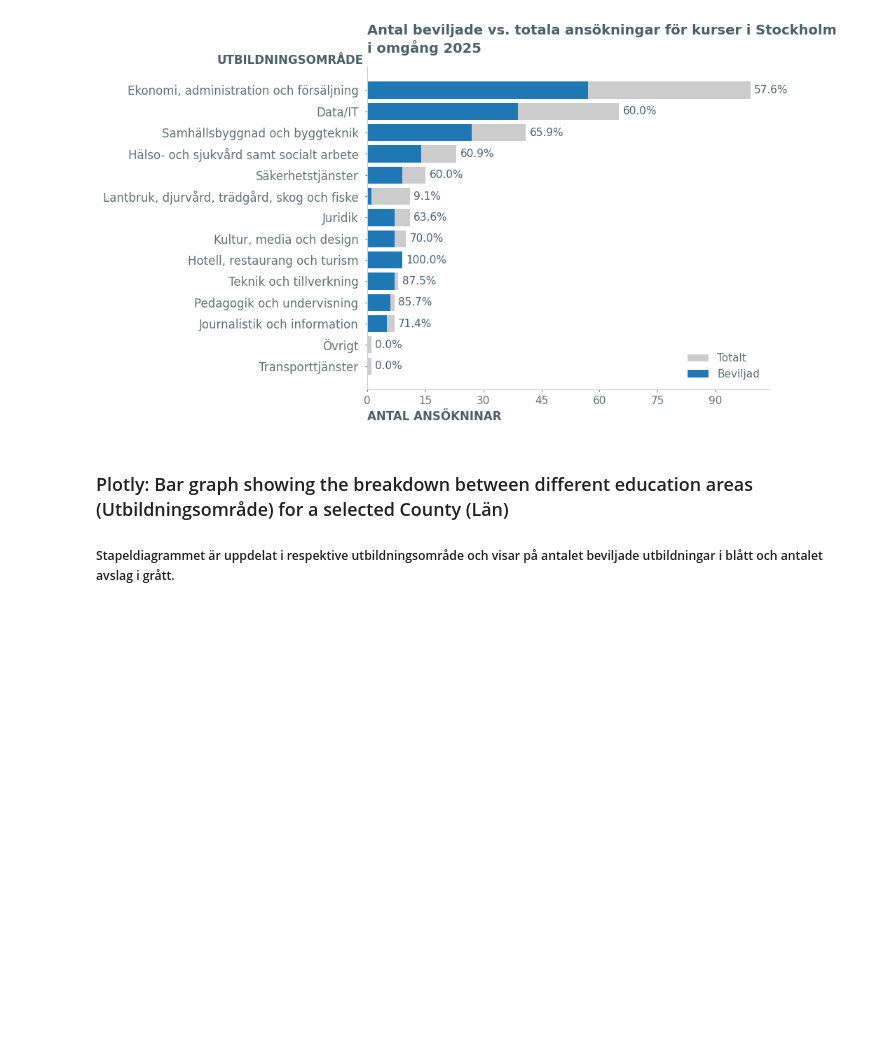
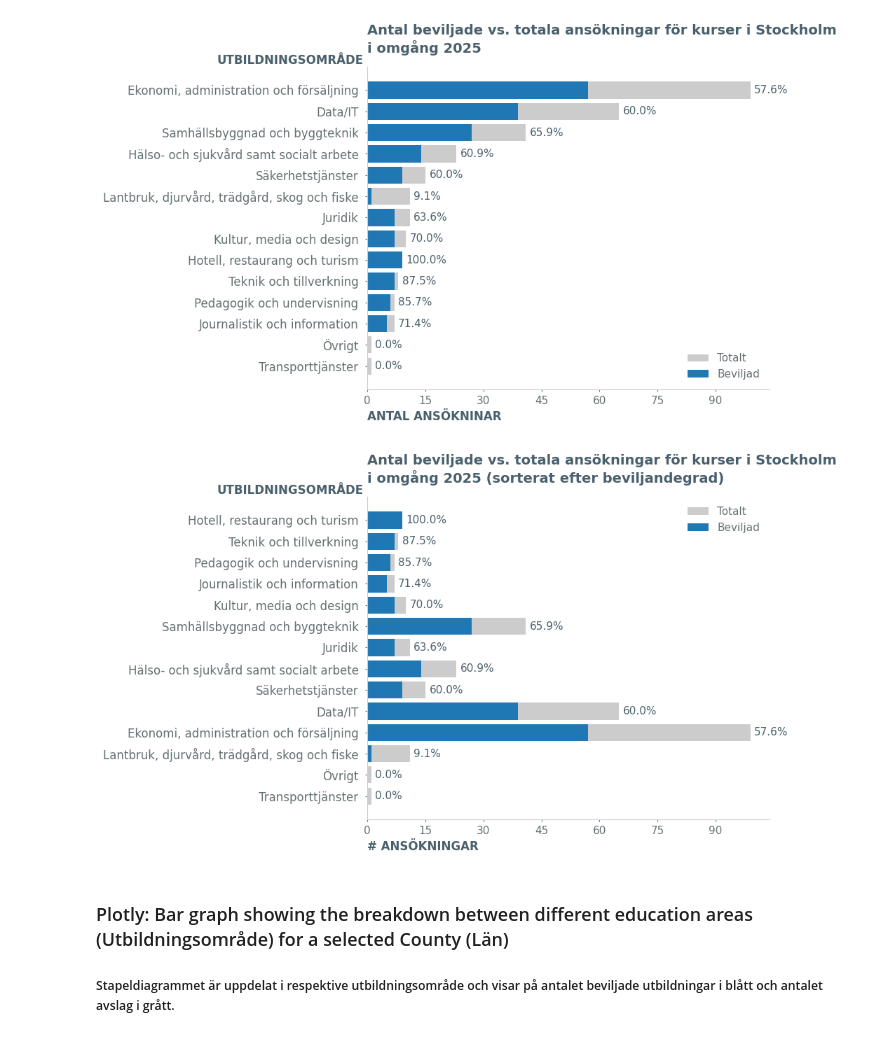
Before and after one commit to katryl-yh/yh_dahsboard_katrin_rylander, a Jupyter notebook: explorations/myh_eda.ipynb, the cells around one changed output. Cells and saved outputs as stored; diff of their text form; code cells hidden in the pictures; blank space fills up the shorter version.

Commit message:
prepared first version of charts for storytelling

```diff
--- a/explorations/myh_eda.ipynb
+++ b/explorations/myh_eda.ipynb
@@ -270,7 +281,7 @@ def plot_education_area_bar(df, county, gray_1=GRAY_1, blue_1=BLUE_1, gray_2=GRA
     ax.set_ylabel("UTBILDNINGSOMRÅDE", loc="top",
                   fontdict=dict(color=gray_3, weight="bold", size=12), rotation=0)
     ax.yaxis.set_label_coords(-0.01, 1)
-    ax.set_xlabel("ANTAL ANSÖKNINAR", loc="left",
+    ax.set_xlabel("# ANSÖKNINGAR", loc="left",
                   fontdict=dict(color=gray_3, weight="bold", size=12))
     ax.set_title(
         f"Antal beviljade vs. totala ansökningar för kurser i {county} \ni omgång 2025 ",
@@ -295,6 +306,87 @@ def plot_education_area_bar(df, county, gray_1=GRAY_1, blue_1=BLUE_1, gray_2=GRA
 plot_education_area_bar(df, county="Stockholm")
 # %% [output]
 [figure]
+# %%
+def plot_education_area_bar(df, county, gray_1=GRAY_1, blue_1=BLUE_1, gray_2=GRAY_2, gray_3=GRAY_3):
+    """
+    Plots a horizontal bar chart showing total and approved courses per education area for a given county.
+    Sorted by approval rate.
+    """
+    import matplotlib.pyplot as plt
+    from matplotlib.ticker import MaxNLocator
+
+    # Filter data for the selected county
+    df_county = df[df["Län"] == county]
+
+    # Count total and approved courses per education area
+    total_courses = df_county.groupby("Utbildningsområde").size()
+    approved_courses = df_county[df_county["Beslut"] == "Beviljad"].groupby("Utbildningsområde").size()
+
+    # Combine into one DataFrame, fill missing with 0
+    summary = pd.DataFrame({
+        "Total": total_courses,
+        "Approved": approved_courses
+    }).fillna(0)
+
+    # Calculate approval rate as percentage
+    summary["Approval Rate %"] = (summary["Approved"] / summary["Total"] * 100).round(1)
+
+    # Sortera efter godkännandegrad istället för totalt antal
+    summary = summary.sort_values("Approval Rate %")  # Ändrad från "Total" till "Approval Rate %"
+
+    # Plotting
+    fig, ax = plt.subplots(figsize=(10, 6))
+    y_pos = range(len(summary))
+
+    # Plot total courses as lighter bars
+    ax.barh(y_pos, summary["Total"], color=gray_1, label="Totalt")
+
+    # Plot approved courses as darker bars on top
+    ax.barh(y_pos, summary["Approved"], color=blue_1, edgecolor=None, label="Beviljad")
+
+    # Legend settings
+    legend = ax.legend(frameon=False, facecolor='white', fontsize=11)
+    for text in legend.get_texts():
+        text.set_color(gray_2)
+
+    # Remove clutter
+    ax.spines[['top', 'right']].set_visible(False)
+    ax.spines[['bottom', 'left']].set_color(gray_1)
+    ax.tick_params(axis="both", colors=gray_2, labelsize=11, length=2, pad=5)
+    ax.tick_params(axis="y", pad=7)
+
+    # Axis labels and title
+    ax.set_yticks(y_pos)
+    ax.set_yticklabels(summary.index, color=gray_2, fontsize=12)
+    ax.set_ylabel("UTBILDNINGSOMRÅDE", loc="top",
+                  fontdict=dict(color=gray_3, weight="bold", size=12), rotation=0)
+    ax.yaxis.set_label_coords(-0.01, 1)
+    ax.set_xlabel("# ANSÖKNINGAR", loc="left",
+                  fontdict=dict(color=gray_3, weight="bold", size=12))
+    ax.set_title(
+        f"Antal beviljade vs. totala ansökningar för kurser i {county} \ni omgång 2025 (sorterat efter beviljandegrad)",
+        loc="left", pad=15,
+        fontdict=dict(color=gray_3, weight="bold", size=14)
+    )
+    ax.xaxis.set_major_locator(MaxNLocator(integer=True))
+
+    # Add approval rate text labels to the right of total bars
+    for i, rate in enumerate(summary["Approval Rate %"]):
+        ax.text(summary["Total"].iloc[i] + max(summary["Total"])*0.01,
+                i,
+                f"{rate}%",
+                va='center',
+                color=gray_3,
+                fontsize=11)
+
+
+    plt.tight_layout()
+    plt.show()
+
+# Example usage:
+plot_education_area_bar(df, county="Stockholm")
+# %% [output]
+[figure, added]
 # %% [markdown]
 ### Plotly: Bar graph showing the breakdown between different education areas (Utbildningsområde) for a selected County (Län)
 
```
Also changed, not shown: parts of 1 cell of this notebook, 3 other files.
